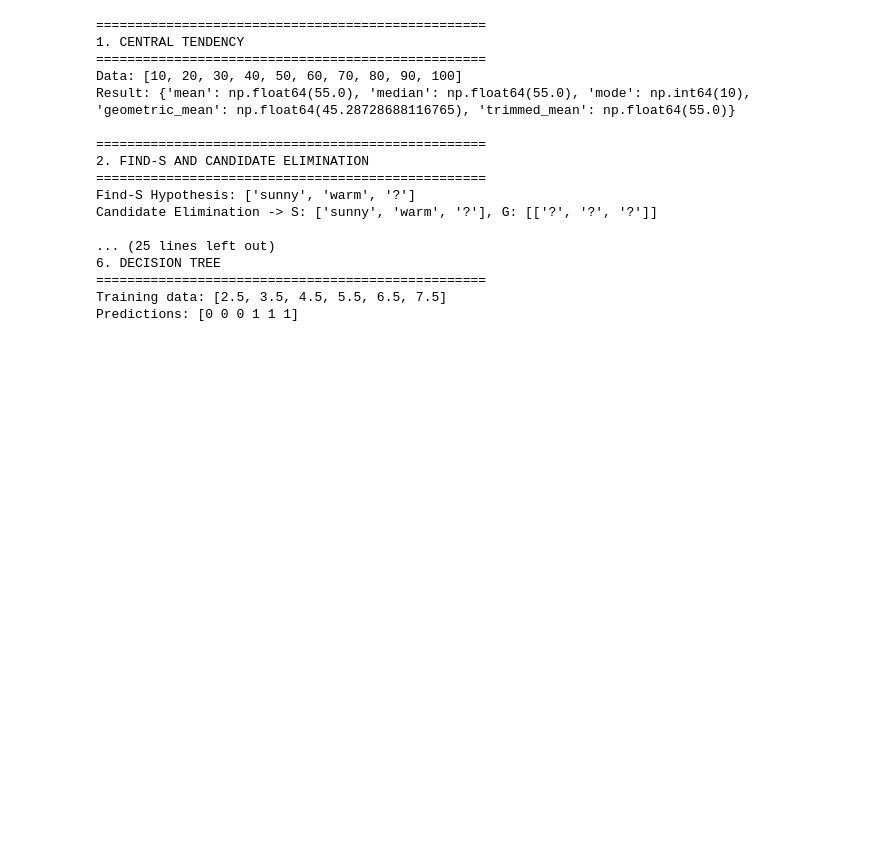
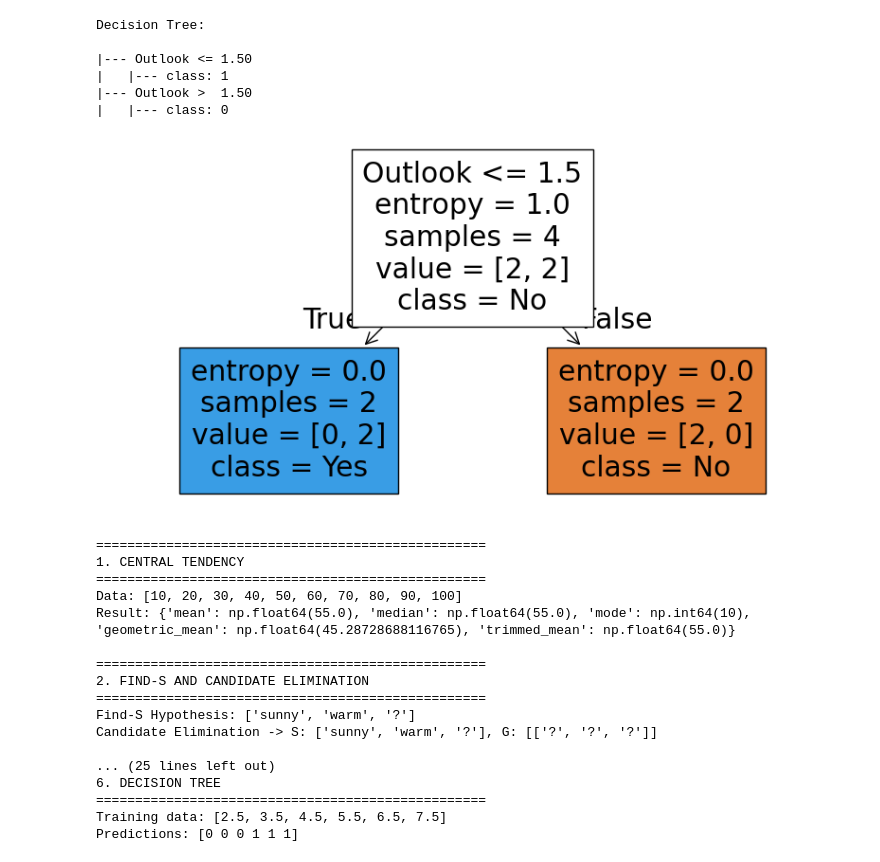
Before and after one commit to nkrao8506/learn, a Jupyter notebook: openenv_smapleipynb.ipynb, the cells around one changed output. Cells and saved outputs as stored; diff of their text form; code cells hidden in the pictures; blank space fills up the shorter version.

```diff
--- a/openenv_smapleipynb.ipynb
+++ b/openenv_smapleipynb.ipynb
@@ -101,3 +196,56 @@ class DecisionTree:
+# %%
+import pandas as pd
+from sklearn.preprocessing import LabelEncoder
+from sklearn.tree import DecisionTreeClassifier, export_text, plot_tree
+import matplotlib.pyplot as plt
+
+# Dataset
+data = [
+    ["Sunny","Hot","High","Weak","No"],
+    ["Sunny","Hot","High","Strong","No"],
+    ["Overcast","Hot","High","Weak","Yes"],
+    ["Rain","Mild","High","Weak","Yes"]
+]
+
+cols = ["Outlook","Temperature","Humidity","Wind","Play"]
+df = pd.DataFrame(data, columns=cols)
+
+# Encode categorical columns
+encoders = {}
+for col in df.columns:
+    le = LabelEncoder()
+    df[col] = le.fit_transform(df[col])
+    encoders[col] = le
+
+# Features and target
+X = df.drop("Play", axis=1)
+y = df["Play"]
+
+# Train Decision Tree
+model = DecisionTreeClassifier(criterion="entropy", random_state=42)
+model.fit(X, y)
+
+# Print tree as text
+print("Decision Tree:\n")
+print(export_text(model, feature_names=list(X.columns)))
+
+# Plot tree
+plt.figure(figsize=(10,5))
+plot_tree(
+    model,
+    feature_names=X.columns,
+    class_names=encoders["Play"].classes_,
+    filled=True
+)
+plt.show()
+# %% [output]
+Decision Tree:
+
+|--- Outlook <= 1.50
+|   |--- class: 1
+|--- Outlook >  1.50
+|   |--- class: 0
+[figure, added]
 # %%
 # TO RUN ALL CELLS FOR OUTPUT
 
```
Also changed, not shown: parts of 6 cells of this notebook.
